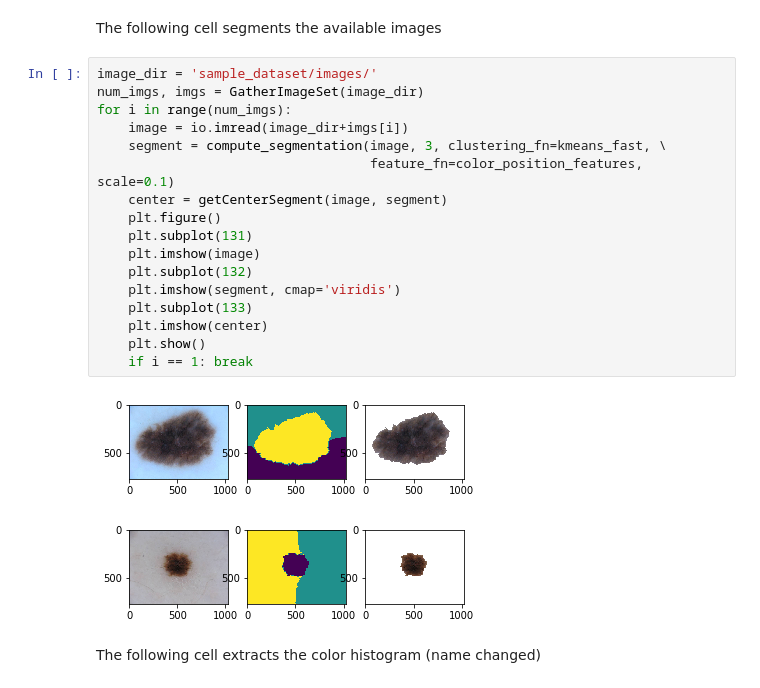
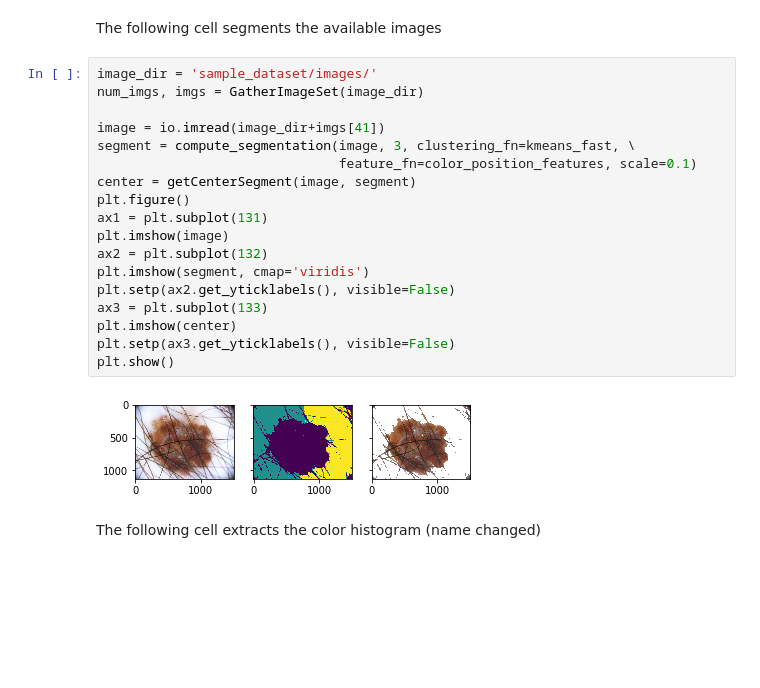
Before and after one commit to alexluuuu/team_279, a Jupyter notebook: Winston's Tests.ipynb, the cells around one changed output. Saved outputs shown, nothing was run; the diff lists cells and outputs as text; blank space fills up the shorter version.

```diff
--- a/Winston's Tests.ipynb
+++ b/Winston's Tests.ipynb
@@ -9,23 +9,23 @@ The following cell segments the available images
 # %%
 image_dir = 'sample_dataset/images/'
 num_imgs, imgs = GatherImageSet(image_dir)
-for i in range(num_imgs):
-    image = io.imread(image_dir+imgs[i])
-    segment = compute_segmentation(image, 3, clustering_fn=kmeans_fast, \
-                                   feature_fn=color_position_features, scale=0.1)
-    center = getCenterSegment(image, segment)
-    plt.figure()
-    plt.subplot(131)
-    plt.imshow(image)
-    plt.subplot(132)
-    plt.imshow(segment, cmap='viridis')
-    plt.subplot(133)
-    plt.imshow(center)
-    plt.show()
-    if i == 1: break
+
+image = io.imread(image_dir+imgs[41])
+segment = compute_segmentation(image, 3, clustering_fn=kmeans_fast, \
+                               feature_fn=color_position_features, scale=0.1)
+center = getCenterSegment(image, segment)
+plt.figure()
+ax1 = plt.subplot(131)
+plt.imshow(image)
+ax2 = plt.subplot(132)
+plt.imshow(segment, cmap='viridis')
+plt.setp(ax2.get_yticklabels(), visible=False)
+ax3 = plt.subplot(133)
+plt.imshow(center)
+plt.setp(ax3.get_yticklabels(), visible=False)
+plt.show()
 # %% [output]
-[figure, old version]
+[figure, new version]
-[figure, removed]
 # %% [markdown]
 The following cell extracts the color histogram (name changed)
 # %%
```
Also changed, not shown: 16 other files.
